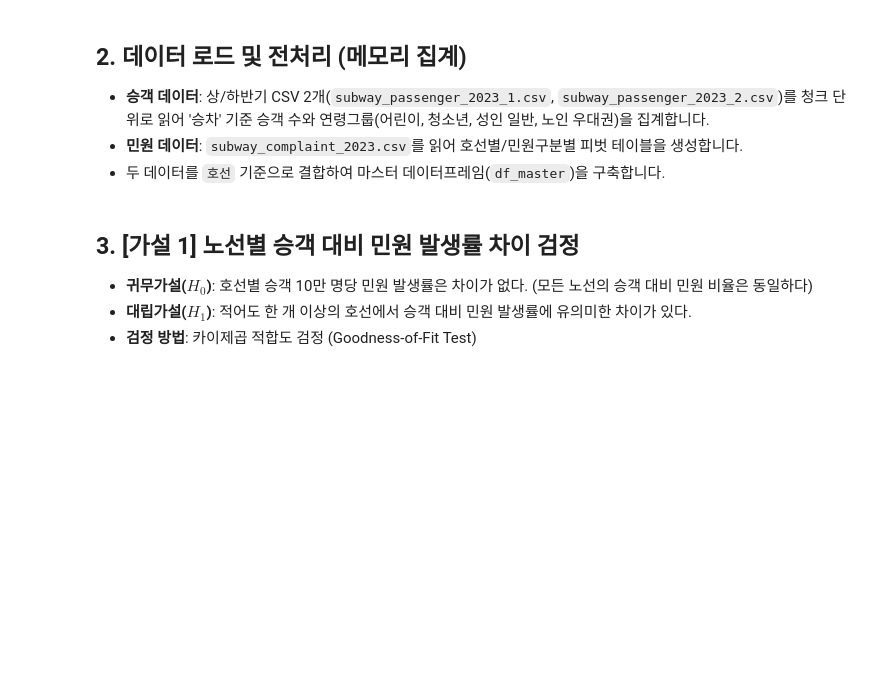
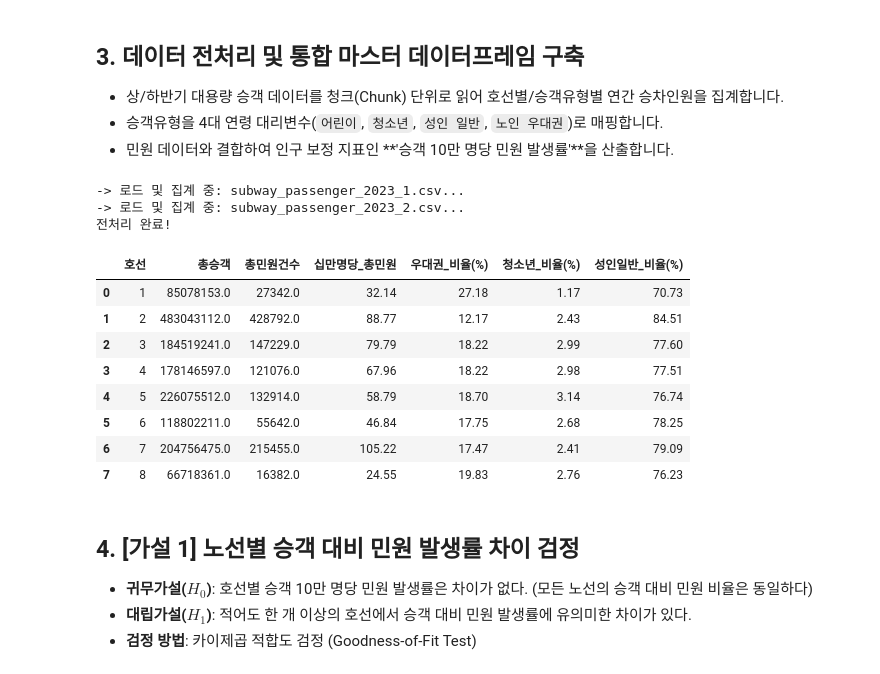
Before and after one commit to WaltDev29/Course_Data_Analysis, a Jupyter notebook: subway_project/main.ipynb, the cells around one changed output. Saved outputs shown, nothing was run; the diff lists cells and outputs as text; code cells hidden in the pictures; blank space fills up the shorter version.

```diff
--- a/subway_project/main.ipynb
+++ b/subway_project/main.ipynb
@@ -35,8 +190,8 @@ print('환경 설정 완료! 데이터 경로:', BASE_DIR)
 # %% [markdown]
-## 2. 데이터 로드 및 전처리 (메모리 집계)
-- **승객 데이터**: 상/하반기 CSV 2개(`subway_passenger_2023_1.csv`, `subway_passenger_2023_2.csv`)를 청크 단위로 읽어 '승차' 기준 승객 수와 연령그룹(어린이, 청소년, 성인 일반, 노인 우대권)을 집계합니다.
-- **민원 데이터**: `subway_complaint_2023.csv`를 읽어 호선별/민원구분별 피벗 테이블을 생성합니다.
-- 두 데이터를 `호선` 기준으로 결합하여 마스터 데이터프레임(`df_master`)을 구축합니다.
+## 3. 데이터 전처리 및 통합 마스터 데이터프레임 구축
+- 상/하반기 대용량 승객 데이터를 청크(Chunk) 단위로 읽어 호선별/승객유형별 연간 승차인원을 집계합니다.
+- 승객유형을 4대 연령 대리변수(`어린이`, `청소년`, `성인 일반`, `노인 우대권`)로 매핑합니다.
+- 민원 데이터와 결합하여 인구 보정 지표인 **'승객 10만 명당 민원 발생률'**을 산출합니다.
 # %%
 TIME_COLS = [
     '06시간대이전', '06-07시간대', '07-08시간대', '08-09시간대', '09-10시간대',
@@ -79,36 +234,49 @@ for fname in ['subway_passenger_2023_1.csv', 'subway_passenger_2023_2.csv']:
 summary = pd.concat(chunks_list, ignore_index=True).groupby(['호선', '연령그룹']).sum().reset_index()
 df_passengers = summary.pivot_table(index='호선', columns='연령그룹', values='총승객', fill_value=0).reset_index()
 rush_sum = summary.groupby('호선')['출퇴근승객'].sum().reset_index()
 df_passengers = pd.merge(df_passengers, rush_sum, on='호선')
 df_passengers['총승객'] = df_passengers[['노인_우대권', '성인_일반', '어린이', '청소년', '기타']].sum(axis=1)
 
 # 비율 컬럼 산출
 df_passengers['우대권_비율(%)'] = (df_passengers['노인_우대권'] / df_passengers['총승객']) * 100
 df_passengers['청소년_비율(%)'] = (df_passengers['청소년'] / df_passengers['총승객']) * 100
 df_passengers['성인일반_비율(%)'] = (df_passengers['성인_일반'] / df_passengers['총승객']) * 100
 df_passengers['어린이_비율(%)'] = (df_passengers['어린이'] / df_passengers['총승객']) * 100
 df_passengers['출퇴근혼잡비율(%)'] = (df_passengers['출퇴근승객'] / df_passengers['총승객']) * 100
 
 # 2) 민원 데이터 로드 및 피벗
 complaint_raw = pd.read_csv(BASE_DIR / 'subway_complaint_2023.csv', encoding='cp949')
 complaint_clean = complaint_raw[complaint_raw['호선'] != '기타'].copy()
 complaint_clean['호선'] = complaint_clean['호선'].astype(int)
 df_complaints = complaint_clean.pivot_table(index='호선', columns='민원구분', values='민원접수건수', fill_value=0).reset_index()
 df_complaints.rename(columns={'기타': '기타민원'}, inplace=True)
 df_complaints['총민원건수'] = df_complaints[['전동차 냉난방', '열차내 질서저해', '열차이용예절', '기타민원']].sum(axis=1)
 
 # 3) 통합 마스터 DataFrame 구성
 df_master = pd.merge(df_passengers, df_complaints, on='호선')
 df_master['십만명당_총민원'] = (df_master['총민원건수'] / df_master['총승객']) * 100000
 df_master['십만명당_냉난방'] = (df_master['전동차 냉난방'] / df_master['총승객']) * 100000
 df_master['십만명당_질서저해'] = (df_master['열차내 질서저해'] / df_master['총승객']) * 100000
 df_master['십만명당_이용예절'] = (df_master['열차이용예절'] / df_master['총승객']) * 100000
 df_master['십만명당_기타민원'] = (df_master['기타민원'] / df_master['총승객']) * 100000
 
 print('전처리 완료!')
-df_master[['호선', '총승객', '총민원건수', '십만명당_총민원', '우대권_비율(%)', '청소년_비율(%)', '성인일반_비율(%)']]
+display(df_master[['호선', '총승객', '총민원건수', '십만명당_총민원', '우대권_비율(%)', '청소년_비율(%)', '성인일반_비율(%)']].round(2))
+# %% [output]
+-> 로드 및 집계 중: subway_passenger_2023_1.csv...
+-> 로드 및 집계 중: subway_passenger_2023_2.csv...
+전처리 완료!
+|  | 호선 | 총승객 | 총민원건수 | 십만명당_총민원 | 우대권_비율(%) | 청소년_비율(%) | 성인일반_비율(%) |
+| 0 | 1 | 85078153.0 | 27342.0 | 32.14 | 27.18 | 1.17 | 70.73 |
+| 1 | 2 | 483043112.0 | 428792.0 | 88.77 | 12.17 | 2.43 | 84.51 |
+| 2 | 3 | 184519241.0 | 147229.0 | 79.79 | 18.22 | 2.99 | 77.60 |
+| 3 | 4 | 178146597.0 | 121076.0 | 67.96 | 18.22 | 2.98 | 77.51 |
+| 4 | 5 | 226075512.0 | 132914.0 | 58.79 | 18.70 | 3.14 | 76.74 |
+| 5 | 6 | 118802211.0 | 55642.0 | 46.84 | 17.75 | 2.68 | 78.25 |
+| 6 | 7 | 204756475.0 | 215455.0 | 105.22 | 17.47 | 2.41 | 79.09 |
+| 7 | 8 | 66718361.0 | 16382.0 | 24.55 | 19.83 | 2.76 | 76.23 |
 # %% [markdown]
-## 3. [가설 1] 노선별 승객 대비 민원 발생률 차이 검정
+## 4. [가설 1] 노선별 승객 대비 민원 발생률 차이 검정
 - **귀무가설($H_0$)**: 호선별 승객 10만 명당 민원 발생률은 차이가 없다. (모든 노선의 승객 대비 민원 비율은 동일하다)
 - **대립가설($H_1$)**: 적어도 한 개 이상의 호선에서 승객 대비 민원 발생률에 유의미한 차이가 있다.
 - **검정 방법**: 카이제곱 적합도 검정 (Goodness-of-Fit Test)
```
Also changed, not shown: parts of 12 cells of this notebook, 1 other file.
